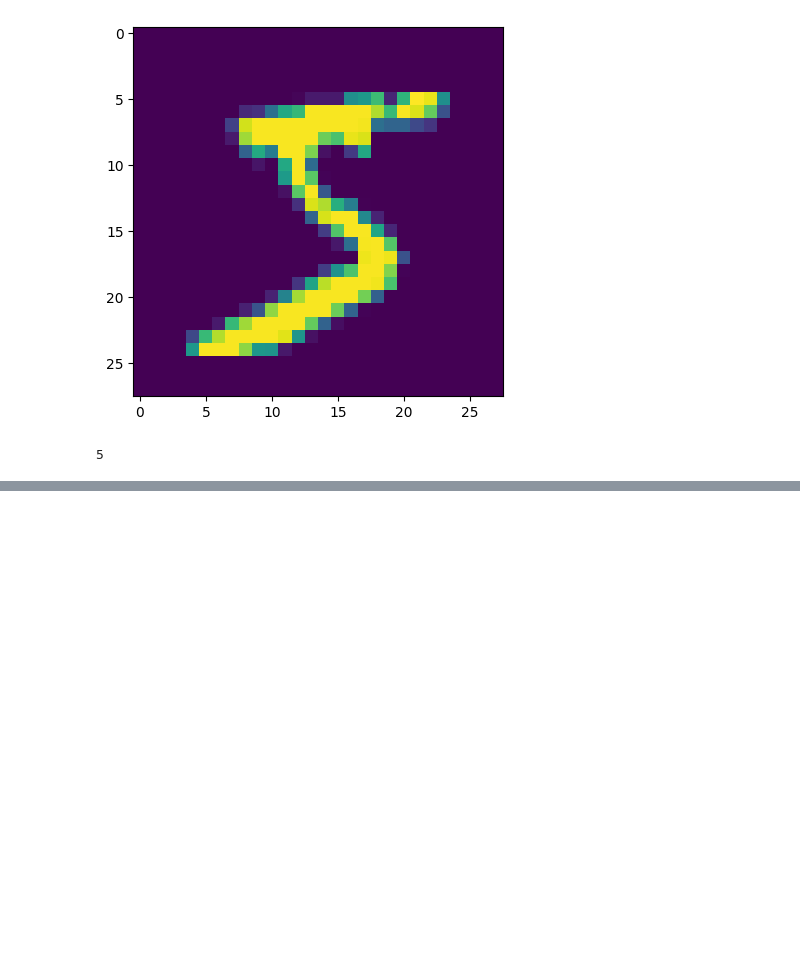
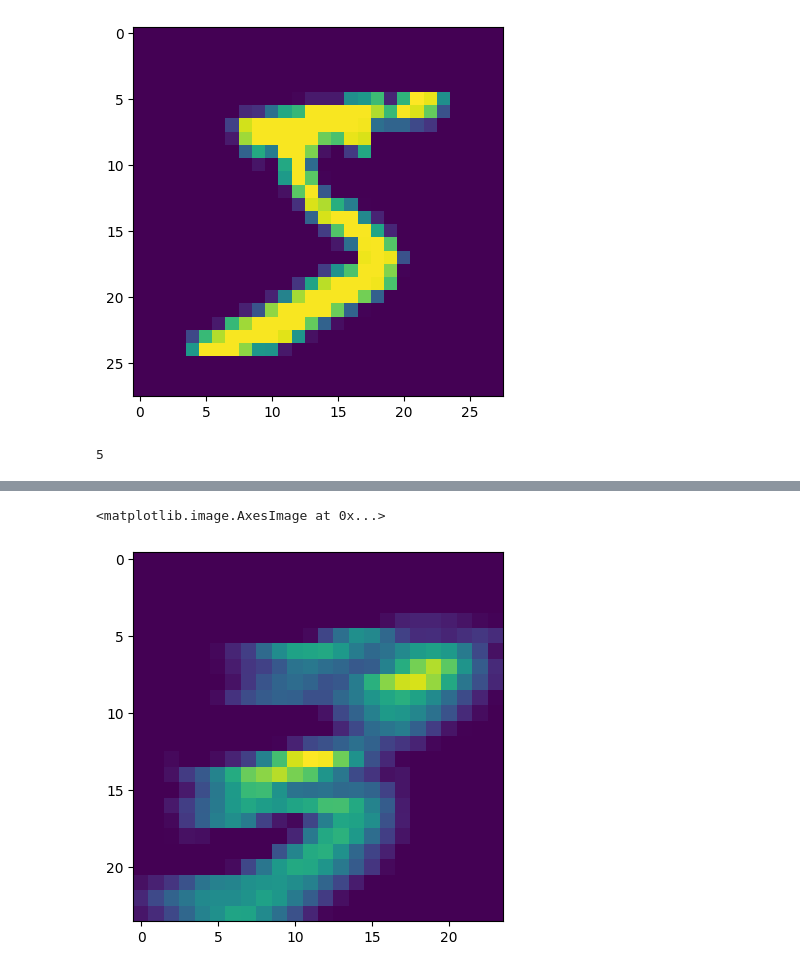
Before and after one commit to raming20/CNN-LSTM-predict-stock-price, a Jupyter notebook: data_analytics/try_cnn/try_mnist.ipynb, the cells around one changed output, grey strips where cells are left out. Drawn from its saved outputs; the diff is of its cells as text; code cells hidden in the pictures; blank space fills up the shorter version.

```diff
--- a/data_analytics/try_cnn/try_mnist.ipynb
+++ b/data_analytics/try_cnn/try_mnist.ipynb
@@ -241,0 +586,6 @@ array([[5, 6],
+# %%
+C_1_m1 = ReLU(Zk_1_m1)
+plt.imshow(C_1_m1)
+# %% [output]
+<matplotlib.image.AxesImage at 0x...>
+[figure, added]
```
Also changed, not shown: parts of 40 cells of this notebook, 8 other files.
